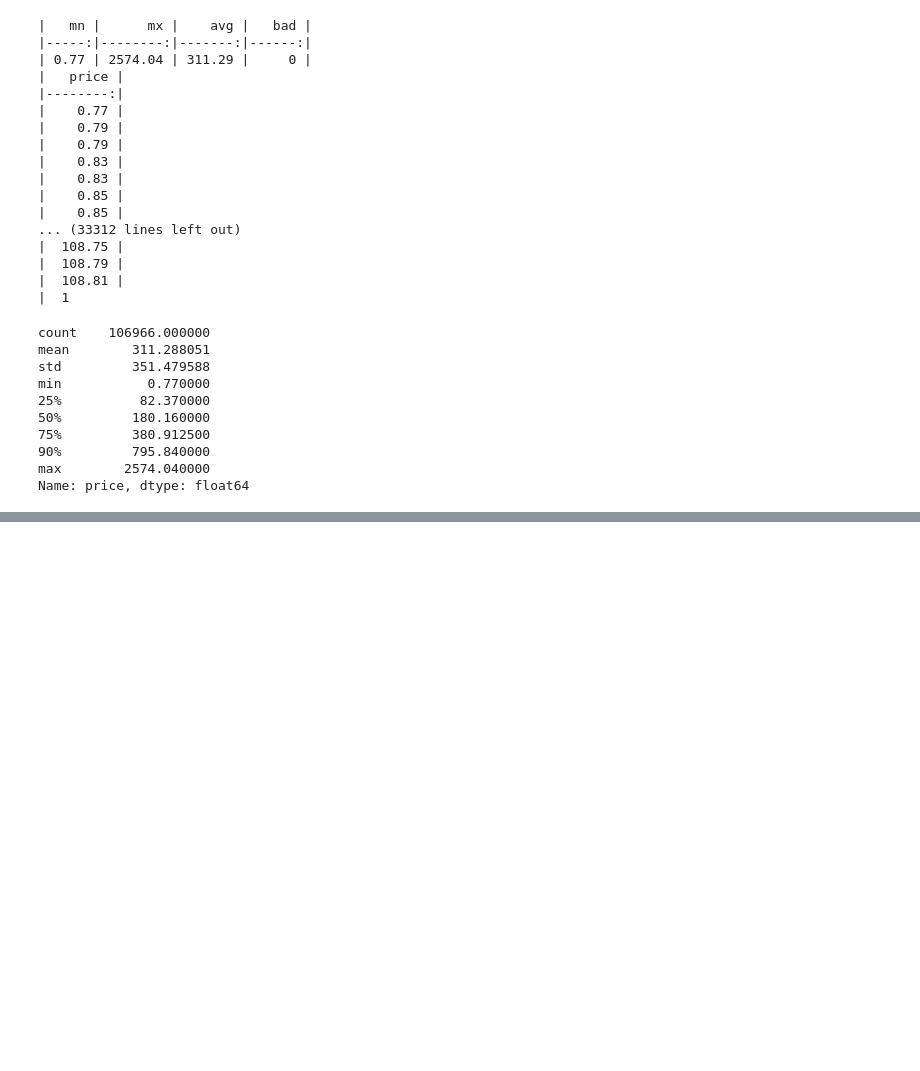
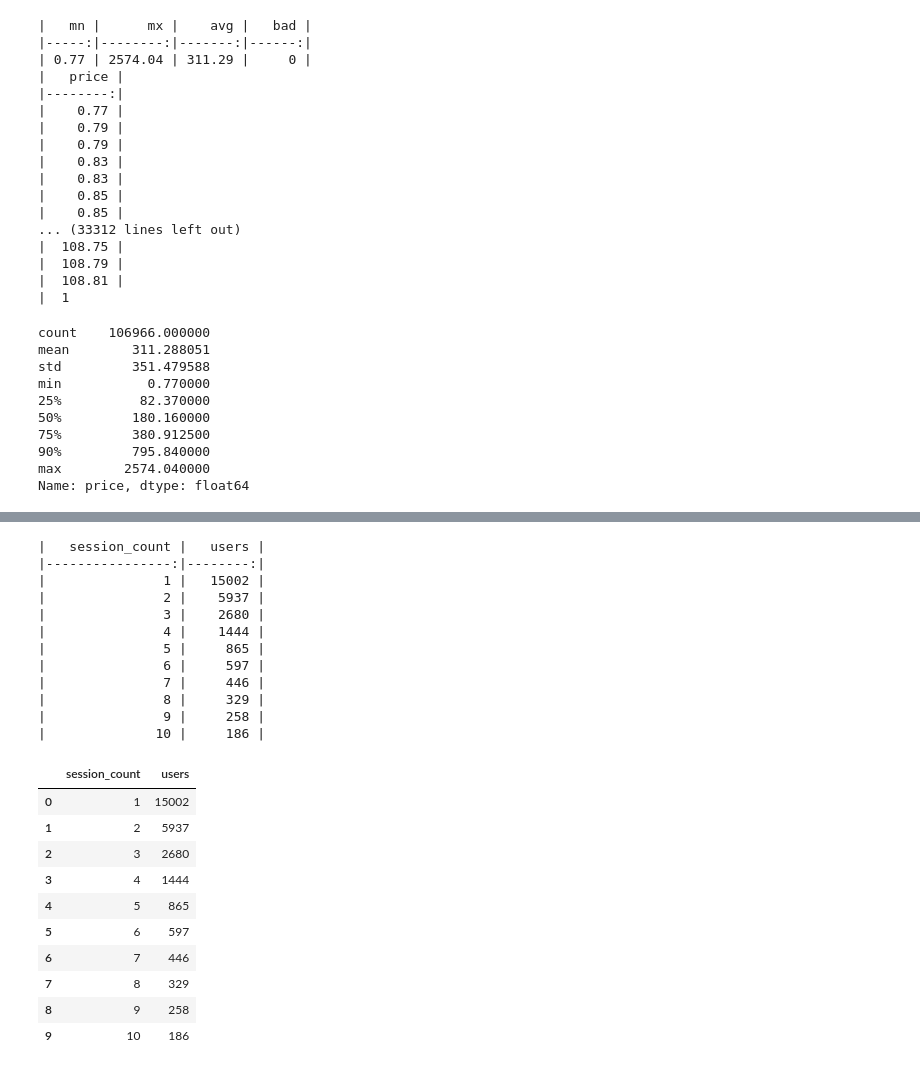
Before and after one commit to FASTriver0714/data-agent, a Jupyter notebook: notebooks/01_check_data.ipynb, the cells around one changed output, grey strips where cells are left out. Cells and saved outputs as stored; diff of their text form; code cells hidden in the pictures; blank space fills up the shorter version.

```diff
--- a/notebooks/01_check_data.ipynb
+++ b/notebooks/01_check_data.ipynb
@@ -166,0 +239,36 @@ Name: price, dtype: float64
+# %%
+q("""
+  SELECT session_count, COUNT(*) AS users
+FROM (
+  SELECT user_id, COUNT(DISTINCT user_session) AS session_count
+  FROM events WHERE event_type='purchase'
+  GROUP BY user_id
+)
+GROUP BY session_count
+ORDER BY session_count
+LIMIT 10;
+""")
+# %% [output]
+|   session_count |   users |
+|----------------:|--------:|
+|               1 |   15002 |
+|               2 |    5937 |
+|               3 |    2680 |
+|               4 |    1444 |
+|               5 |     865 |
+|               6 |     597 |
+|               7 |     446 |
+|               8 |     329 |
+|               9 |     258 |
+|              10 |     186 |
+|  | session_count | users |
+| 0 | 1 | 15002 |
+| 1 | 2 | 5937 |
+| 2 | 3 | 2680 |
+| 3 | 4 | 1444 |
+| 4 | 5 | 865 |
+| 5 | 6 | 597 |
+| 6 | 7 | 446 |
+| 7 | 8 | 329 |
+| 8 | 9 | 258 |
+| 9 | 10 | 186 |
```
Also changed, not shown: parts of 6 cells of this notebook, 5 other files.
